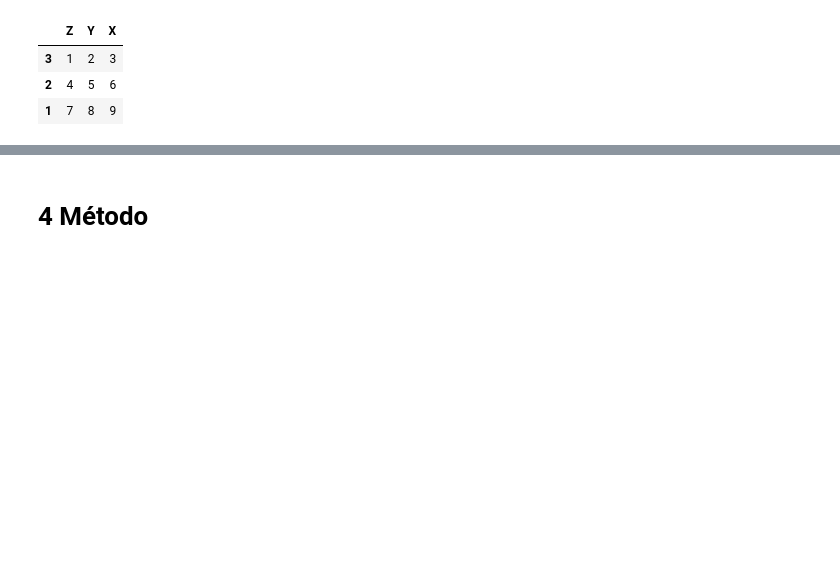
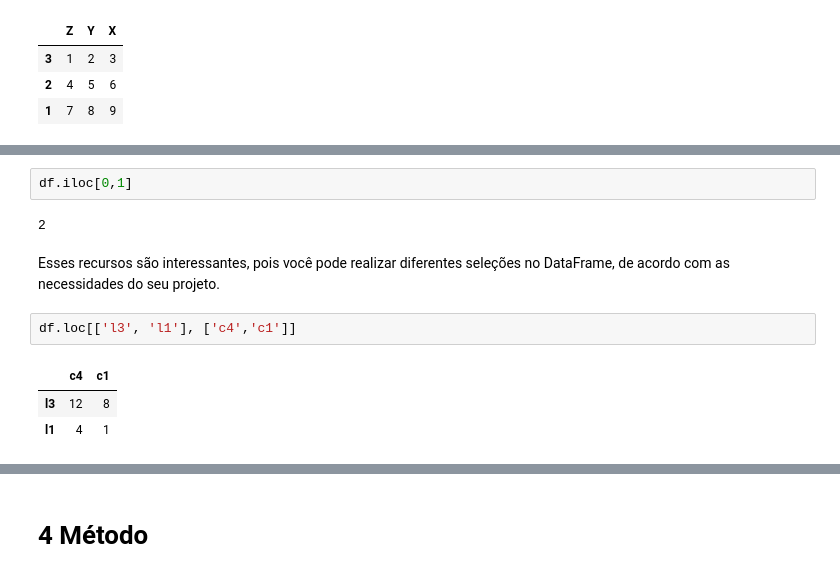
Before and after one commit to 1-aquila-1/data-science, a Jupyter notebook: 01-pandas.ipynb, the cells around one changed output, grey strips where cells are left out. Saved outputs shown, nothing was run; the diff lists cells and outputs as text; blank space fills up the shorter version.

Commit message:
loc e iloc

```diff
--- a/01-pandas.ipynb
+++ b/01-pandas.ipynb
@@ -195,0 +240,12 @@ df
+# %%
+df.iloc[0,1]
+# %% [output]
+2
+# %% [markdown]
+Esses recursos são interessantes, pois você pode realizar diferentes seleções no DataFrame, de acordo com as necessidades do seu projeto.
+# %%
+df.loc[['l3', 'l1'], ['c4','c1']]
+# %% [output]
+|  | c4 | c1 |
+| l3 | 12 | 8 |
+| l1 | 4 | 1 |
```
Also changed, not shown: parts of 12 cells of this notebook.
